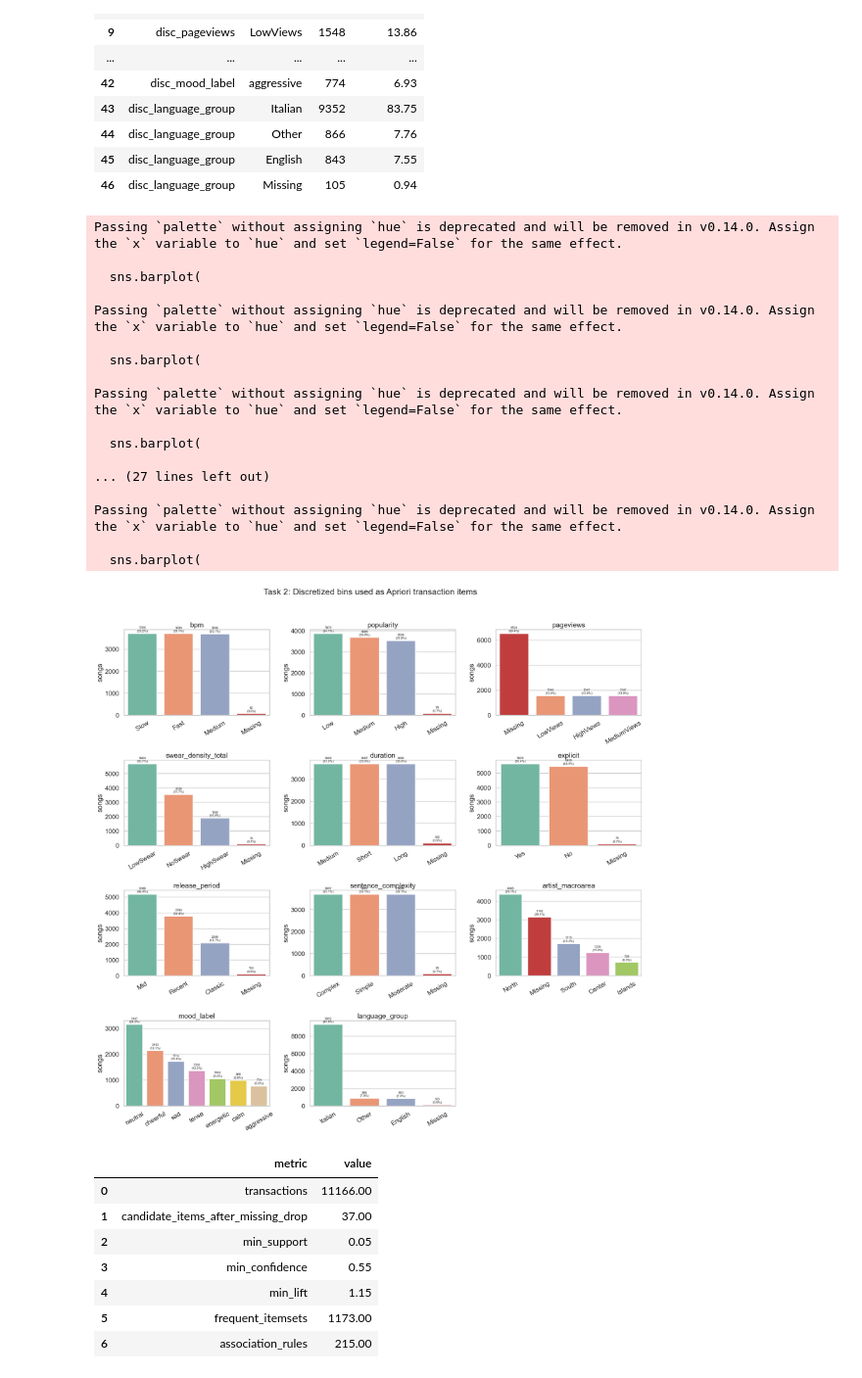
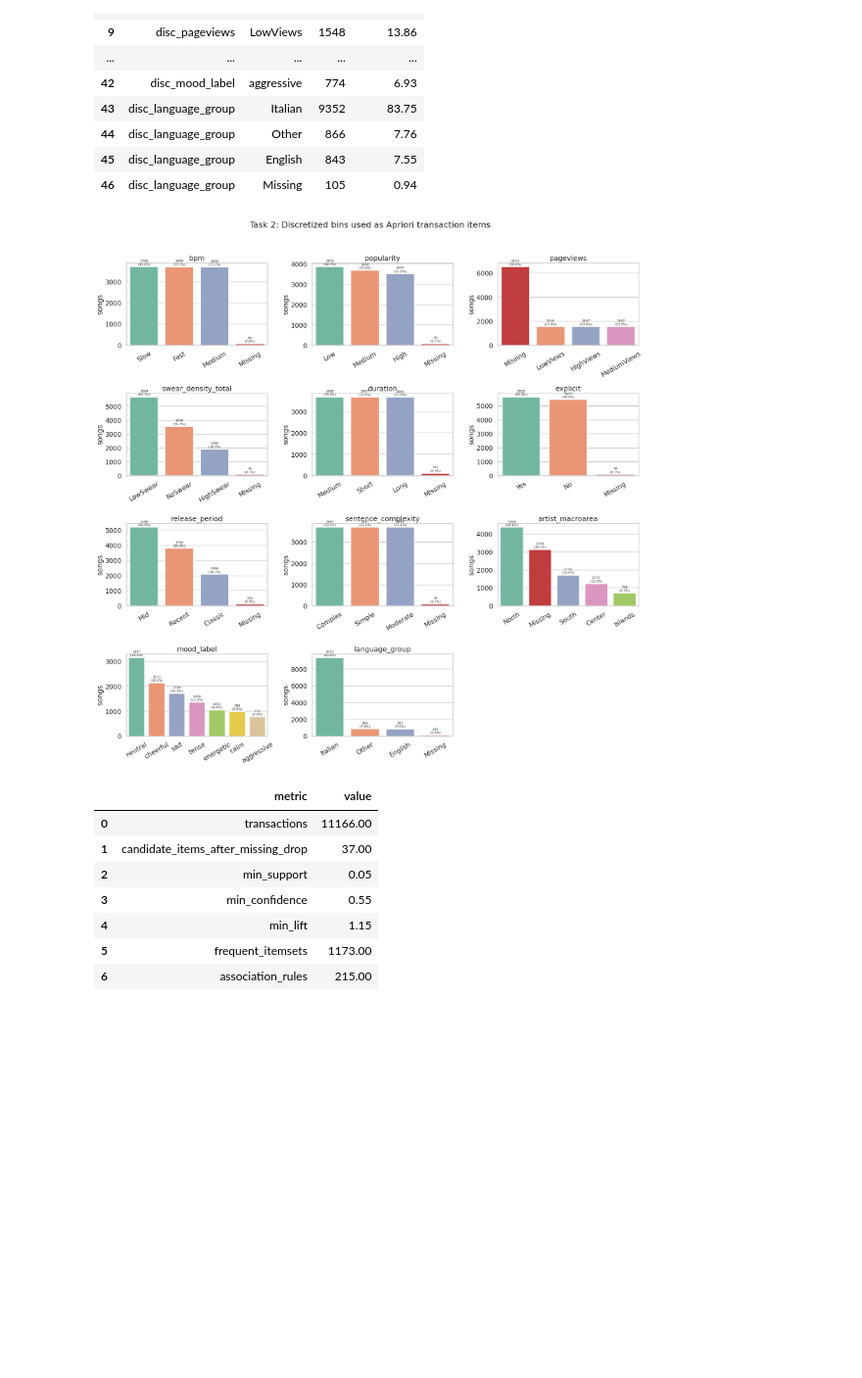
Before and after one commit to simonegrandinetti/ML_first_project, a Jupyter notebook: main_project.ipynb, the cells around one changed output. Shown at 98% size. Saved outputs shown, nothing was run; the diff lists cells and outputs as text; code cells hidden in the pictures; blank space fills up the shorter version.

```diff
--- a/main_project.ipynb
+++ b/main_project.ipynb
@@ -268,17 +266,17 @@ print(f"Expected working dataset: {len(df)} rows over {df['id_author'].nunique()
 | 10 | merge_coverage_pct | 100.0 |
 Expected working dataset: 11166 rows over 104 artists.
 # %%
-feature_group_table = uf.feature_group_table(df).sort_values(["level", "group", "feature"]).reset_index(drop=True)
+feature_group_df = feature_group_table(df).sort_values(["level", "group", "feature"]).reset_index(drop=True)
 feature_group_summary = (
-    feature_group_table.groupby(["level", "group"])
+    feature_group_df.groupby(["level", "group"])
     .size()
     .rename("n_features")
     .reset_index()
 )
-engineered_docs = uf.engineered_feature_table()
+engineered_docs = engineered_feature_table()
 
 display(feature_group_summary)
-display(feature_group_table)
+display(feature_group_df)
 display(engineered_docs)
 # %% [output]
 |  | level | group | n_features |
@@ -753,9 +751,9 @@ We build a single, consolidated feature engineering step that includes the origi
 # %%
 # Original project features
 df["swear_total"] = df[["swear_IT", "swear_EN"]].fillna(0).sum(axis=1)
-df["swear_density_total"] = uf.safe_divide(df["swear_total"], df["n_tokens"])
-df["artist_macroarea"] = df["region"].apply(uf.map_region_to_macroarea)
-df["sentence_complexity_index"] = uf.build_weighted_zscore(
+df["swear_density_total"] = safe_divide(df["swear_total"], df["n_tokens"])
+df["artist_macroarea"] = df["region"].apply(map_region_to_macroarea)
+df["sentence_complexity_index"] = build_weighted_zscore(
     df,
     columns=["tokens_per_sent", "avg_token_per_clause", "lexical_density", "char_per_tok"],
     weights=[1, 1, 1, 1],
@@ -766,23 +764,23 @@ df["sentence_complexity_index"] = uf.build_weighted_zscore(
 artist_song_count = df.groupby("id_author").size()
 df["artist_song_count"] = df["id_author"].map(artist_song_count)
 
-df["audio_signature_score"] = uf.audio_signature_score(df)
+df["audio_signature_score"] = audio_signature_score(df)
 
 current_year = pd.Timestamp.today().year
 df["release_recency_years"] = (current_year - df["release_year"]).clip(lower=0)
 
-df["engagement_ratio"] = uf.safe_divide(df["popularity"], df["stats_pageviews"] + 1)
+df["engagement_ratio"] = safe_divide(df["popularity"], df["stats_pageviews"] + 1)
 
-df["explicit_content_intensity"] = uf.build_weighted_zscore(
+df["explicit_content_intensity"] = build_weighted_zscore(
     df,
     columns=["explicit_numeric", "swear_density_total"],
     weights=[1, 1],
     min_non_missing=1,
 )
 
-df["artist_consistency_score"] = uf.artist_consistency_score(df, artist_col="id_author")
-df["lyric_audio_balance"] = uf.safe_divide(df["sentence_complexity_index"], df["audio_signature_score"])
-df["artist_geographic_diversity"] = uf.artist_geographic_diversity(
+df["artist_consistency_score"] = artist_consistency_score(df, artist_col="id_author")
+df["lyric_audio_balance"] = safe_divide(df["sentence_complexity_index"], df["audio_signature_score"])
+df["artist_geographic_diversity"] = artist_geographic_diversity(
     df,
     artist_col="id_author",
     geo_col="region",
@@ -1367,7 +1352,7 @@ target_col = "target_macroarea_code" if "target_macroarea_code" in df.columns el
 
 semantic_group_map = {}
 
-for group_name, cols in uf.FEATURE_GROUPS.items():
+for group_name, cols in FEATURE_GROUPS.items():
 
     for col in cols:
 
@@ -1385,7 +1370,7 @@ if "engineered_docs" in locals() and {"feature", "family"}.issubset(engineered_d
 
 
 
-corr_matrix, redundancy_groups = uf.build_correlation_groups(
+corr_matrix, redundancy_groups = build_correlation_groups(
 
     df=df,
 
@@ -1401,7 +1386,7 @@ corr_matrix, redundancy_groups = uf.build_correlation_groups(
 
 
 
-feature_scores = uf.compute_feature_keep_scores(
+feature_scores = compute_feature_keep_scores(
 
     df=df,
 
@@ -1415,7 +1400,7 @@ feature_scores = uf.compute_feature_keep_scores(
 
 
 
-selected_score_table, selection_decisions, selected_features_for_modeling = uf.select_redundant_features(
+selected_score_table, selection_decisions, selected_features_for_modeling = select_redundant_features(
 
     corr_matrix=corr_matrix,
 
@@ -1510,8 +1495,6 @@ summary_table = pd.DataFrame(
     }
 
 )
-
-
 
 def _max_abs_corr_in_group(group_features):
 
@@ -2025,52 +2011,37 @@ for i, col in enumerate(plot_columns):
     )
     sns.barplot(
         x=counts.index.astype(str),
         y=counts.values,
+        hue=counts.index.astype(str),
         ax=ax,
-        palette=[missing_color if val == "Missing" else colors[i] for i, val in enumerate(counts.index)]
+        palette=[missing_color if val == "Missing" else colors[i] for i, val in enumerate(counts.index)],
+        legend=False
     )
     ax.set_title(col.replace("disc_", ""))
     ax.set_xlabel("")
     ax.set_ylabel("songs")
     ax.tick_params(axis="x", rotation=30)
 
     total = counts.sum()
     max_count = counts.max()
     for x, y in enumerate(counts.values):
         ax.text(
             x,
             y + max_count * 0.015,
             f"{int(y)}\n({100 * y / total:.1f}%)",
             ha="center",
             va="bottom",
             fontsize=8,
         )
 
 for j in range(len(plot_columns), len(axes)):
     axes[j].axis("off")
 
 fig.suptitle("Task 2: Discretized bins used as Apriori transaction items", y=1.02)
 plt.tight_layout()
 plt.show()
 # %% [output]
-Passing `palette` without assigning `hue` is deprecated and will be removed in v0.14.0. Assign the `x` variable to `hue` and set `legend=False` for the same effect.
-
-  sns.barplot(
-
-Passing `palette` without assigning `hue` is deprecated and will be removed in v0.14.0. Assign the `x` variable to `hue` and set `legend=False` for the same effect.
-
-  sns.barplot(
-
-Passing `palette` without assigning `hue` is deprecated and will be removed in v0.14.0. Assign the `x` variable to `hue` and set `legend=False` for the same effect.
-
-  sns.barplot(
-
-... (27 lines left out)
-
-Passing `palette` without assigning `hue` is deprecated and will be removed in v0.14.0. Assign the `x` variable to `hue` and set `legend=False` for the same effect.
-
-  sns.barplot(
-[figure, old version]
+[figure, new version]
 # %%
 # Task 2.3 - Transaction encoding and association rule mining with mlxtend
 
```
Also changed, not shown: parts of 12 cells of this notebook, 1 other file.
